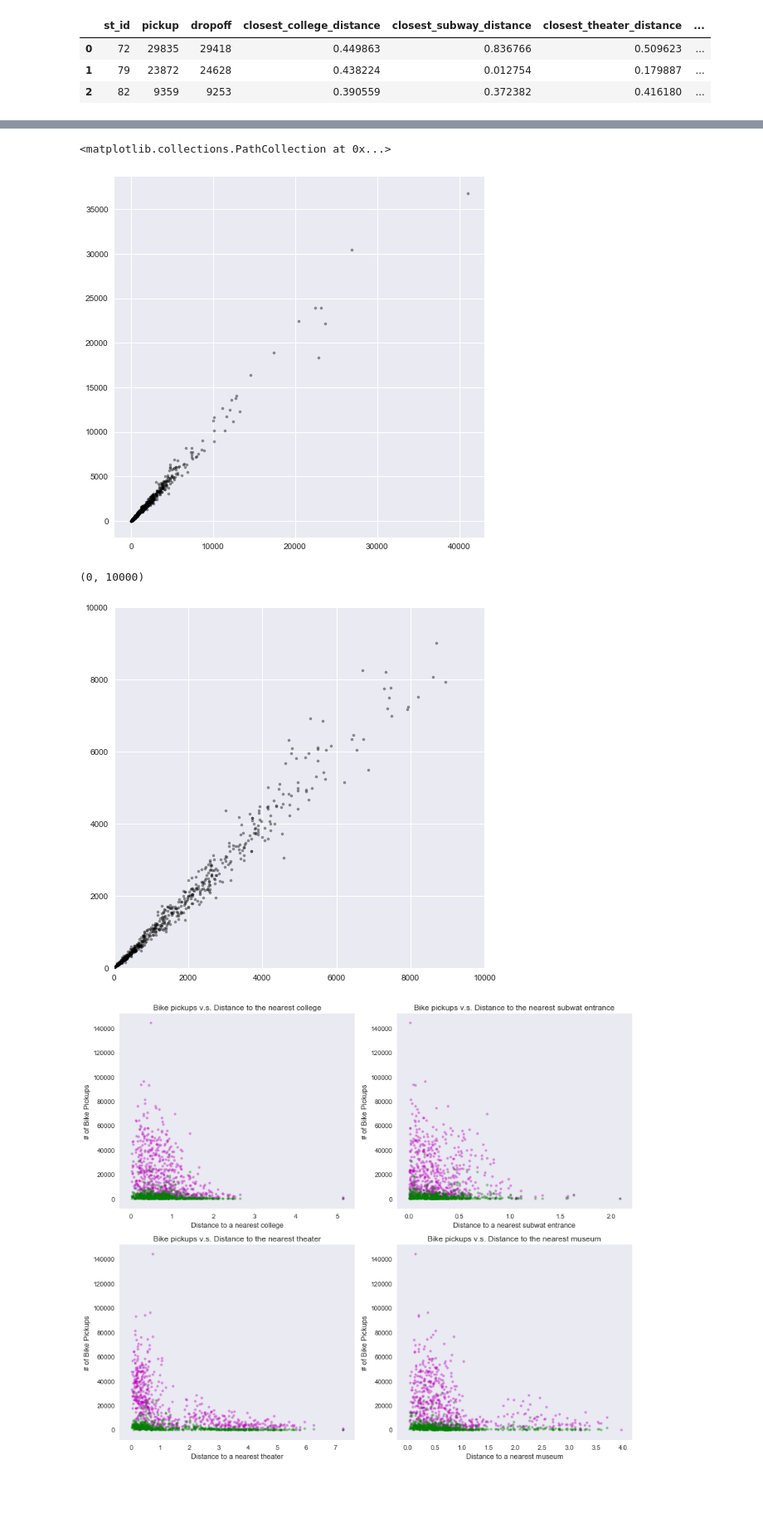
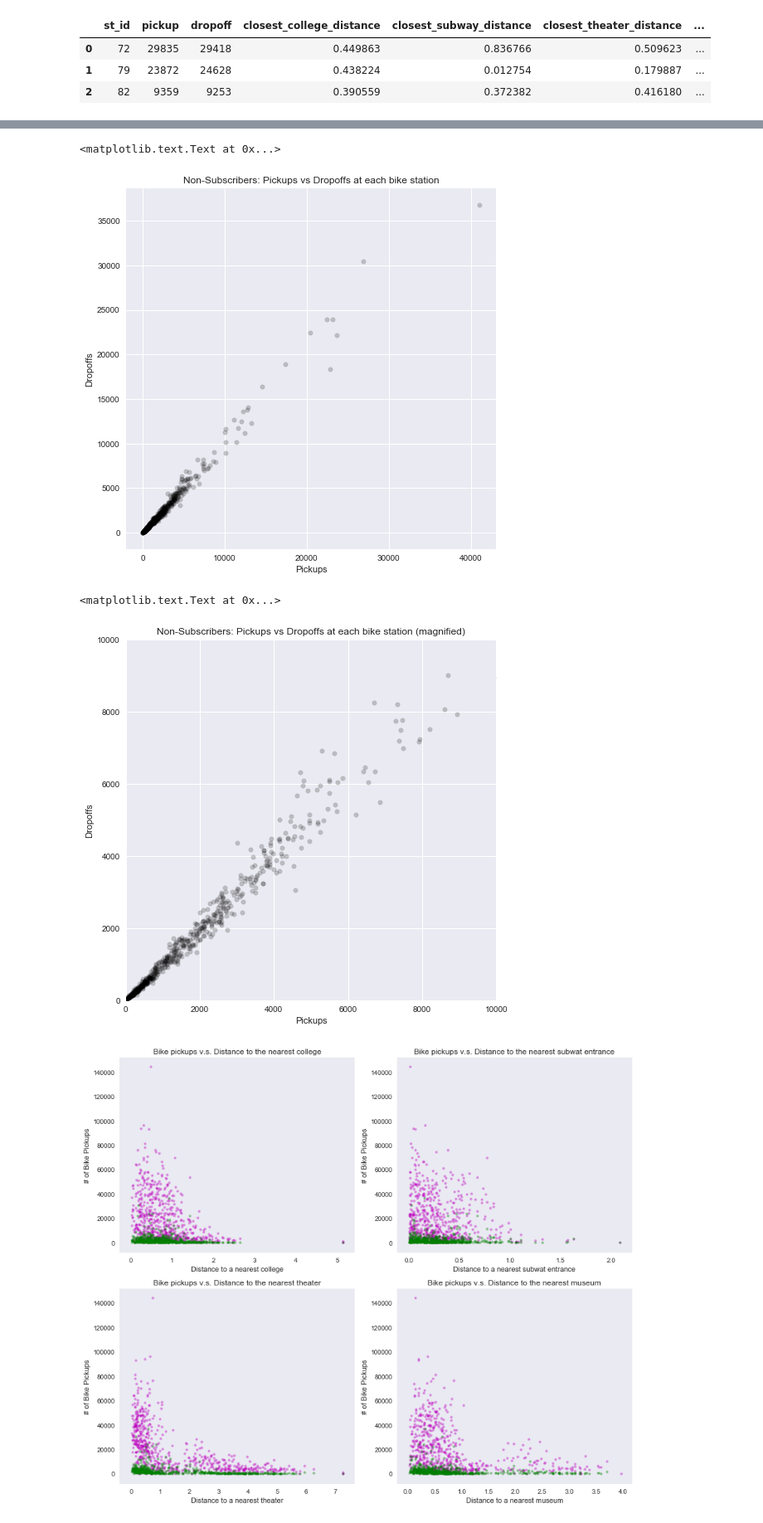
Before and after one commit to TangoJP/springboard, a Jupyter notebook: citibike_analysis3.ipynb, the cells around one changed output, grey strips where cells are left out. Shown at 83% size. Saved outputs shown, nothing was run; the diff lists cells and outputs as text; code cells hidden in the pictures; blank space fills up the shorter version.

```diff
--- a/citibike_analysis3.ipynb
+++ b/citibike_analysis3.ipynb
@@ -229,19 +266,25 @@ plt.tight_layout()
 # %%
 # Scatter Pickup vs Dropoff (total) for non-subscribers
 plt.figure(figsize=(8,8))
-plt.scatter(nonsubs_st_counts.pickup, nonsubs_st_counts.dropoff, s=10, color='k', alpha=0.4)
+plt.scatter(nonsubs_st_counts.pickup, nonsubs_st_counts.dropoff, s=30, color='k', alpha=0.2)
+plt.xlabel('Pickups')
+plt.ylabel('Dropoffs')
+plt.title('Non-Subscribers: Pickups vs Dropoffs at each bike station')
 # %% [output]
-<matplotlib.collections.PathCollection at 0x...>
+<matplotlib.text.Text at 0x...>
-[figure, old version]
+[figure, new version]
 # %%
 # Scatter Pickup vs Dropoff (total) for non-subscribers
 plt.figure(figsize=(8,8))
-plt.scatter(nonsubs_st_counts.pickup, nonsubs_st_counts.dropoff, s=10, color='k', alpha=0.4)
+plt.scatter(nonsubs_st_counts.pickup, nonsubs_st_counts.dropoff, s=30, color='k', alpha=0.2)
 plt.xlim([0, 10000])
 plt.ylim([0, 10000])
+plt.xlabel('Pickups')
+plt.ylabel('Dropoffs')
+plt.title('Non-Subscribers: Pickups vs Dropoffs at each bike station (magnified)')
 # %% [output]
-(0, 10000)
+<matplotlib.text.Text at 0x...>
-[figure, old version]
+[figure, new version]
 # %%
 # Scatter plot pickups: subscribers vs non-subscribers
 fig, ((ax1, ax2), (ax3, ax4)) = plt.subplots(2, 2, figsize=(12, 10))
```
Also changed, not shown: parts of 17 cells of this notebook, 2 other files.
